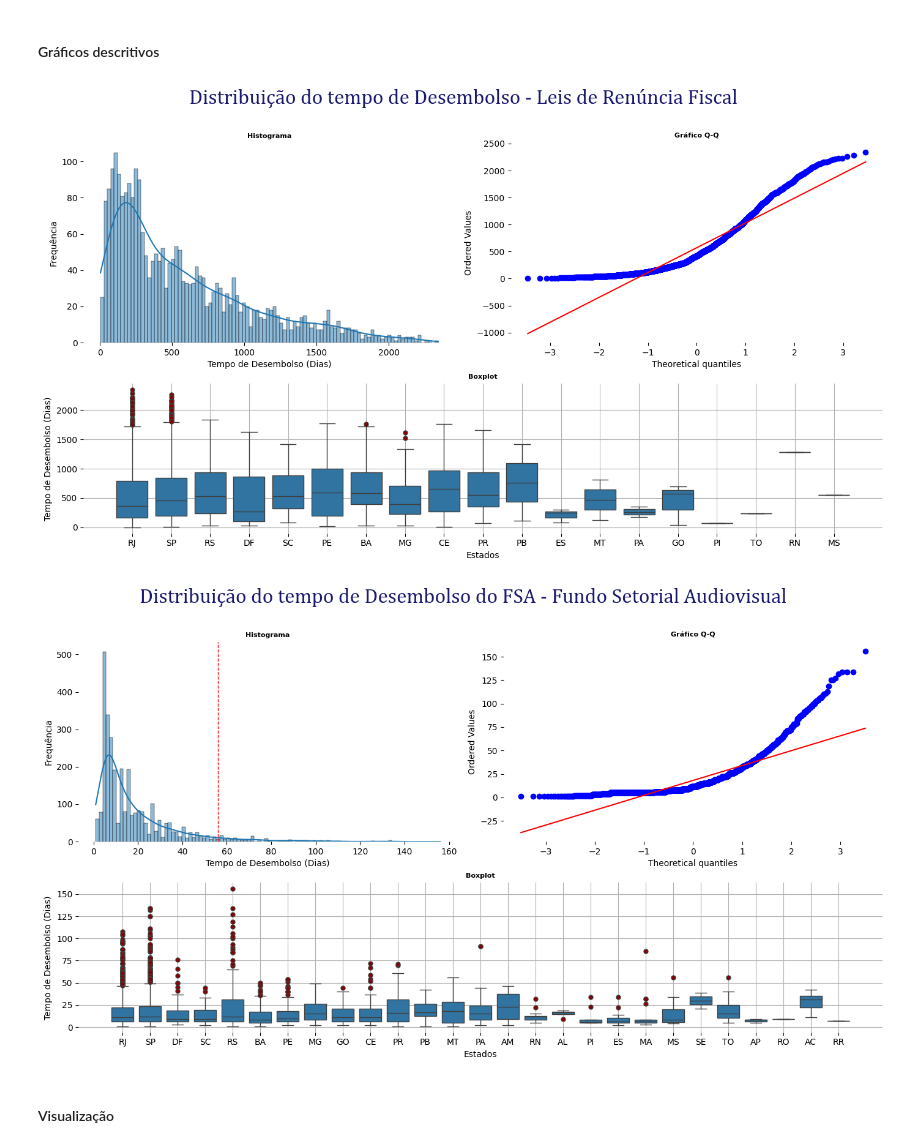
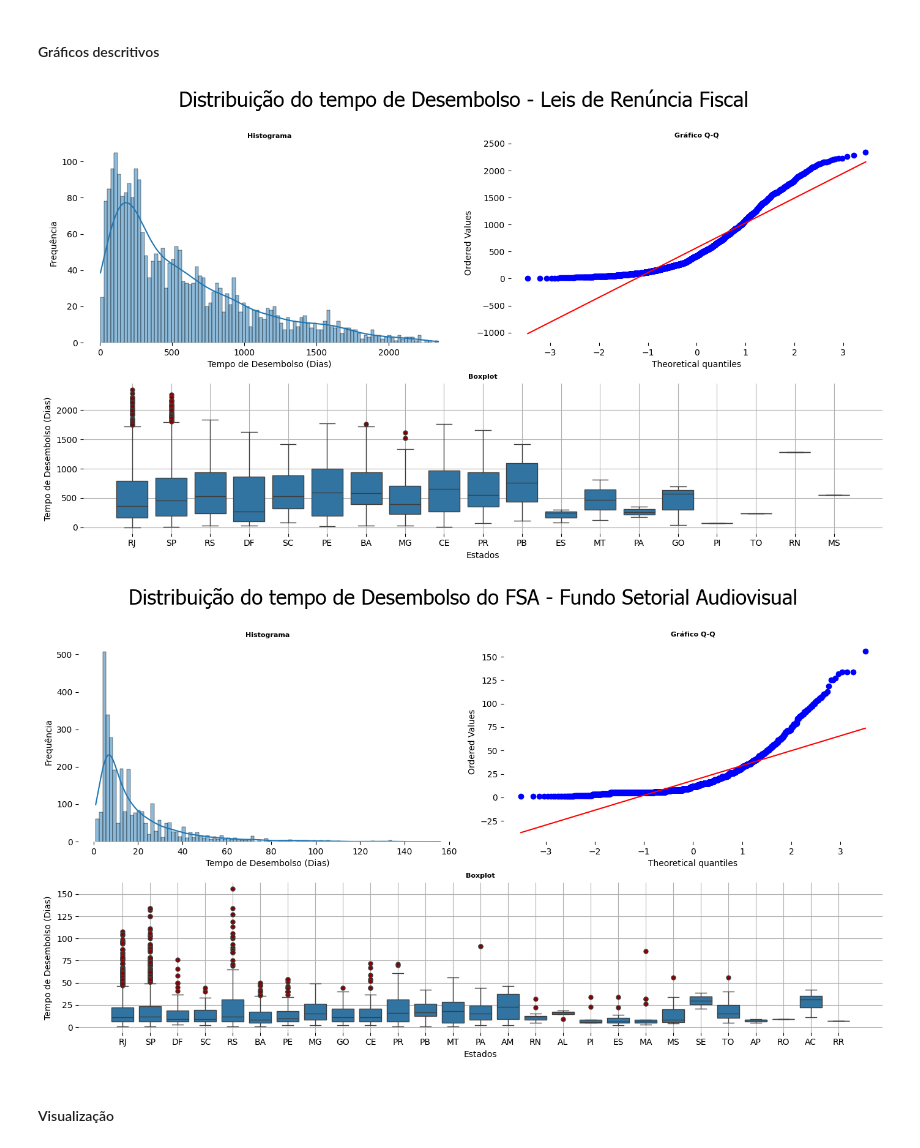
Before and after one commit to fonsecadados/AgenciaNacionalDoCinema_ANCINE, a Jupyter notebook: ANCINE_AgentesEconomicos.ipynb, the cells around one changed output. Saved outputs shown, nothing was run; the diff lists cells and outputs as text; code cells hidden in the pictures.

```diff
--- a/ANCINE_AgentesEconomicos.ipynb
+++ b/ANCINE_AgentesEconomicos.ipynb
@@ -229,12 +229,12 @@ projetos_fsa_desembolso['TITULO_PROJETO'].fillna('Sem Título', inplace=True)
 # %%
 #Criando Dataframe merged Agentes Economicos Regulares x Atividades Economicas dos Agentes
 df_unificado_agentes_economicos_e_atividades = pd.merge(agentes_economicos, atividades_economicas_agentes, on='REGISTRO_ANCINE', how='inner') #Merge tabelas agnt econômicos e atividades
-df_unificado_agentes_economicos_e_atividades = df_unificado_agentes_economicos_e_atividades[['REGISTRO_ANCINE', 'RAZAO_SOCIAL_x', 'CNPJ_x', #selecionando colunas
+df_unificado_agentes_economicos_e_atividades = df_unificado_agentes_economicos_e_atividades[['REGISTRO_ANCINE', 'CNPJ_x', #selecionando colunas
                                                                                             'DATA_CONSTITUICAO', 'UF', 'MUNICIPIO', 'NATUREZA_JURIDICA',
                                                                                             'ATIVIDADE_ECONOMICA','CLASSIFICACAO_ATIVIDADE',
                                                                                             'BRASILEIRO_INDEPENDENTE']]
 
-df_unificado_agentes_economicos_e_atividades.rename(columns={'CNPJ_x' : 'CNPJ'}, inplace=True) #corrigindo nomes das colunas
+df_unificado_agentes_economicos_e_atividades.rename(columns={'RAZAO_SOCIAL_x': 'RAZAO_SOCIAL', 'CNPJ_x' : 'CNPJ'}, inplace=True) #corrigindo nomes das colunas
 
 df_unificado_agentes_economicos_e_atividades = df_unificado_agentes_economicos_e_atividades[df_unificado_agentes_economicos_e_atividades['CLASSIFICACAO_ATIVIDADE'] == 1] # filtrando a coluna Classificação de atividades para deixar apenas as principais, evitando agentes duplicados
 
@@ -249,7 +249,7 @@ agentes_regulares_independentes = agentes_regulares_independentes.drop_duplicate
 # Projetos de Renúncia FIscal x Agentes Regulares
 projetos_renuncia_fiscal_e_agentes = projetos_renuncia_fiscal.copy()
 projetos_renuncia_fiscal_e_agentes = agentes_regulares_independentes.merge(projetos_renuncia_fiscal_e_agentes, left_on='CNPJ', right_on='CNPJ_PROPONENTE')
-projetos_renuncia_fiscal_e_agentes = projetos_renuncia_fiscal_e_agentes[['REGISTRO_ANCINE', 'RAZAO_SOCIAL_x', 'CNPJ',
+projetos_renuncia_fiscal_e_agentes = projetos_renuncia_fiscal_e_agentes[['REGISTRO_ANCINE', 'CNPJ',
        'DATA_CONSTITUICAO', 'UF', 'MUNICIPIO', 'NATUREZA_JURIDICA',
        'ATIVIDADE_ECONOMICA', 'CLASSIFICACAO_NIVEL_PRODUTORA', 'TITULO_PROJETO', 'LEI_8313', 'ART1',
        'ART1A', 'ART3', 'ART3A', 'ART39', 'FUNCINES', 'TOTAL_CAPTADO',
@@ -1217,6 +1198,7 @@ for uf in ufs:
 # %% [markdown]
 #### Gráficos descritivos
 # %%
+# Renúncia Fiscal
 # Plot com 3 plots = boxplot, histogram e gráfico q-q
 
 # Criar a figura
@@ -1276,14 +1258,15 @@ ax3.spines['bottom'].set_visible(False)
 
 ##############
 
-fontprops = {'color': 'midnightblue', 'weight': 'bold', 'style': 'normal', 'family' : 'Cambria'}
+fontprops = {'color': 'k', 'weight': 'bold', 'style': 'normal', 'family' : 'Tahoma'}
 
 plt.suptitle('Distribuição do tempo de Desembolso - Leis de Renúncia Fiscal', fontdict=fontprops, fontsize=24)
 plt.subplots_adjust(top=0.87)
 plt.show()
 # %% [output]
-[figure, old version]
+[figure, new version]
 # %%
+#Desembolso e Fundo Setorial Audiovisual
 # Plot com 3 plots = boxplot, histogram e gráfico q-q
 
 # Criar a figura
@@ -1300,8 +1283,8 @@ ax1.spines['right'].set_visible(False)
 ax1.spines['left'].set_visible(False)
 ax1.spines['bottom'].set_visible(False)
 
-quantile_95 = np.percentile(fsa_ml_padrao['TEMPO_DESEMBOLSO'], 95)
-ax1.axvline(x=quantile_95, color='red', linestyle='--', linewidth=1, label='Quantil de 95%')
+# quantile_95 = np.percentile(fsa_ml_padrao['TEMPO_DESEMBOLSO'], 95)
+# ax1.axvline(x=quantile_95, color='red', linestyle='--', linewidth=1, label='Quantil de 95%')
 
 ##########
 
@@ -1320,35 +1303,35 @@ ax2.spines['bottom'].set_visible(False)
 
 # Plotar gráfico de barras
 flierprops = dict(marker='o', color='darkblue', markerfacecolor='darkred', markersize=5)
 
 ax3 = plt.subplot(gs[1, :])
 sns.boxplot(x='UF', y='TEMPO_DESEMBOLSO', data=fsa_ml_padrao, ax=ax3, flierprops=flierprops)
 # for p in ax3.patches:
 #     ax3.annotate(
 #                    ha='center', va='center',
 #                    xytext=(0, 8),
 #                    textcoords='offset points',
 #                    fontsize=9, fontweight='bold')
 ax3.set_title('Boxplot', fontweight='bold', fontsize=8)
 ax3.set_xlabel('Estados')
 ax3.set_ylabel('Tempo de Desembolso (Dias)')
 ax3.margins(0.045)
 plt.tight_layout()
 ax3.grid(True)
 ax3.spines['top'].set_visible(False)
 ax3.spines['right'].set_visible(False)
 ax3.spines['left'].set_visible(False)
 ax3.spines['bottom'].set_visible(False)
 
 ##############
 
-fontprops = {'color': 'midnightblue', 'weight': 'bold', 'style': 'normal', 'family' : 'Cambria'}
+fontprops = {'color': 'k', 'weight': 'bold', 'style': 'normal', 'family' : 'Tahoma'}
 
 plt.suptitle('Distribuição do tempo de Desembolso do FSA - Fundo Setorial Audiovisual', fontdict=fontprops, fontsize=24)
 plt.subplots_adjust(top=0.87)
 plt.show()
 # %% [output]
-[figure, old version]
+[figure, new version]
 # %% [markdown]
 #### Visualização
 # %%
```
Also changed, not shown: parts of 10 cells of this notebook.
